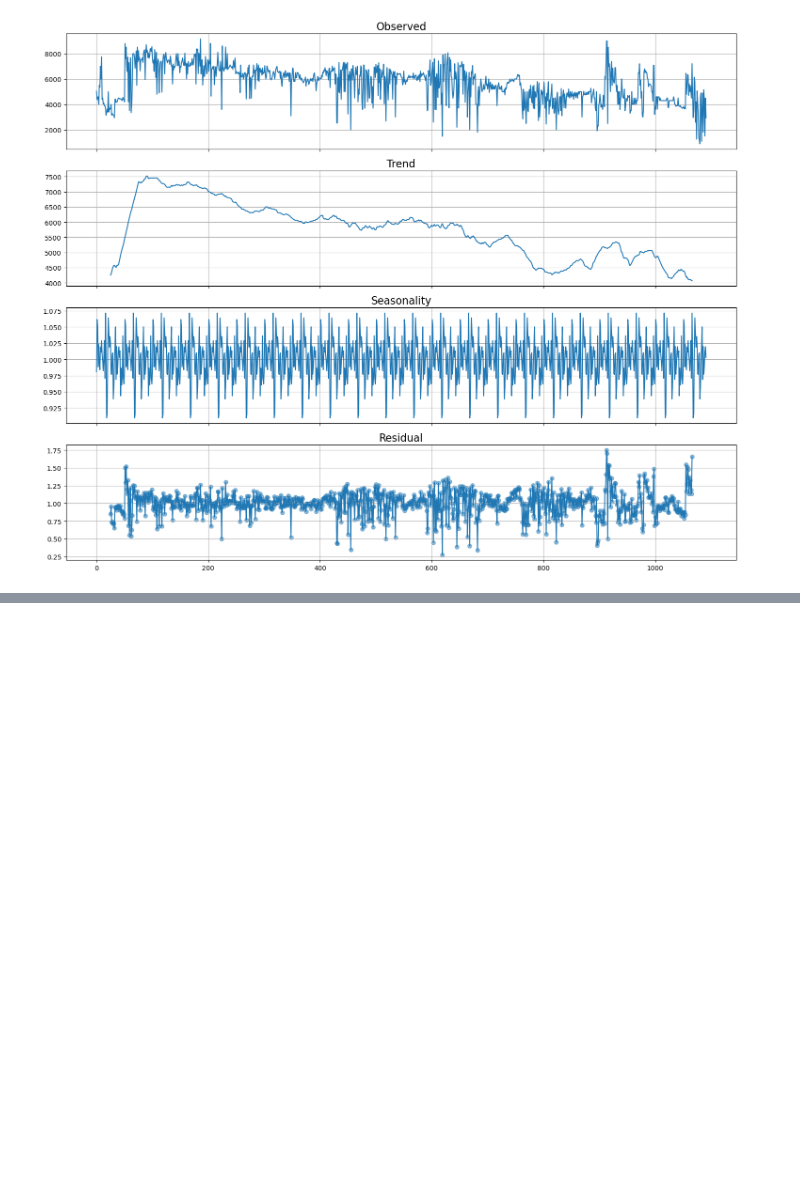
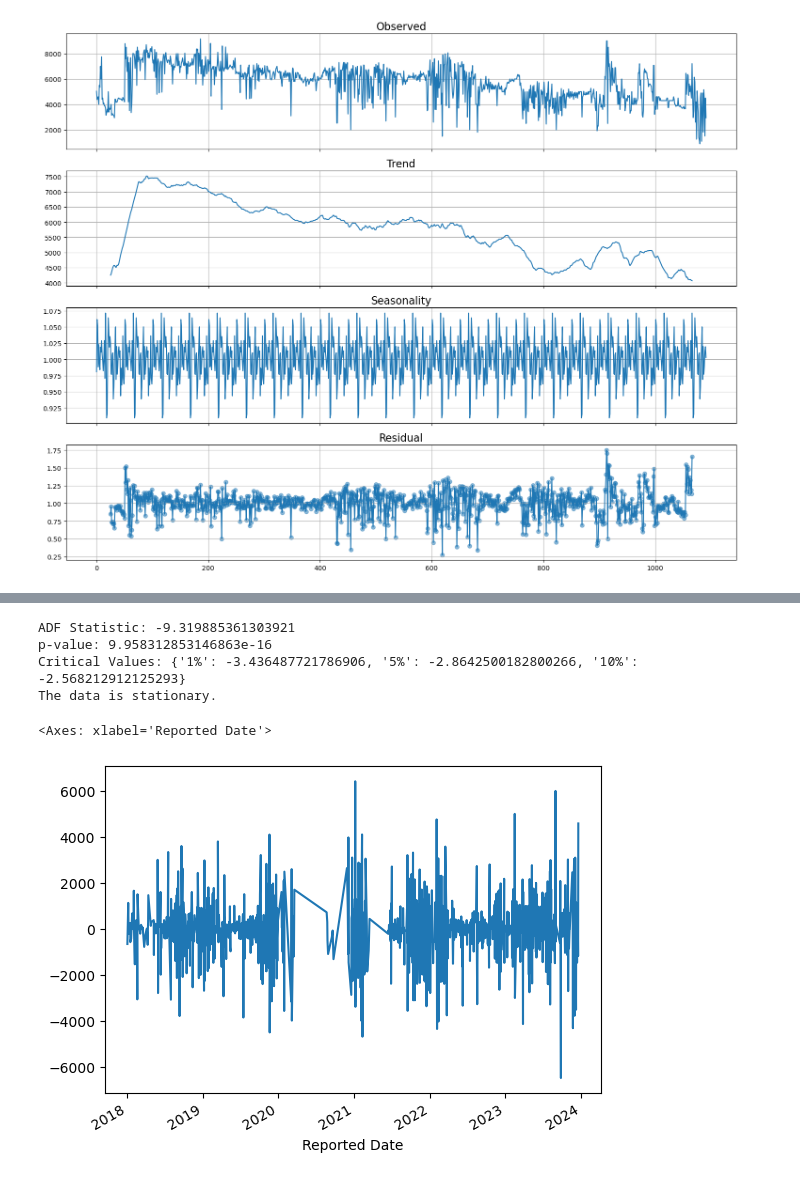
Before and after one commit to Abhinand-NTK/Agritech_Project, a Jupyter notebook: agritech_v2.ipynb, the cells around one changed output, grey strips where cells are left out. Saved outputs shown, nothing was run; the diff lists cells and outputs as text; code cells hidden in the pictures; blank space fills up the shorter version.

```diff
--- a/agritech_v2.ipynb
+++ b/agritech_v2.ipynb
@@ -305,0 +397,41 @@ plt.show()
+# %%
+
+
+# Assuming 'data' is your original time series data
+# Make sure it's loaded into a pandas DataFrame with a datetime index
+
+# Define a function to difference the series
+def difference_series(data, interval=3):
+    diff = data.diff(interval)
+    diff.dropna(inplace=True)
+    return diff
+
+# Perform differencing
+differenced_data = difference_series(ts)
+
+# Check if the differenced series is stationary using the ADF test
+# Check if the differenced series is stationary using the ADF test
+def test_stationarity(timeseries):
+    # Perform Augmented Dickey-Fuller test
+    result = adfuller(timeseries)
+    print('ADF Statistic:', result[0])
+    print('p-value:', result[1])
+    print('Critical Values:', result[4])
+
+    # Check if the p-value is less than the significance level (e.g., 0.05)
+    if result[1] < 0.05:
+        print("The data is stationary.")
+    else:
+        print("The data is not stationary.")
+
+test_stationarity(differenced_data)
+# %% [output]
+ADF Statistic: -9.319885361303921
+p-value: 9.958312853146863e-16
+Critical Values: {'1%': -3.436487721786906, '5%': -2.8642500182800266, '10%': -2.568212912125293}
+The data is stationary.
+# %%
+differenced_data.plot()
+# %% [output]
+<Axes: xlabel='Reported Date'>
+[figure, added]
```
Also changed, not shown: parts of 7 cells of this notebook.
